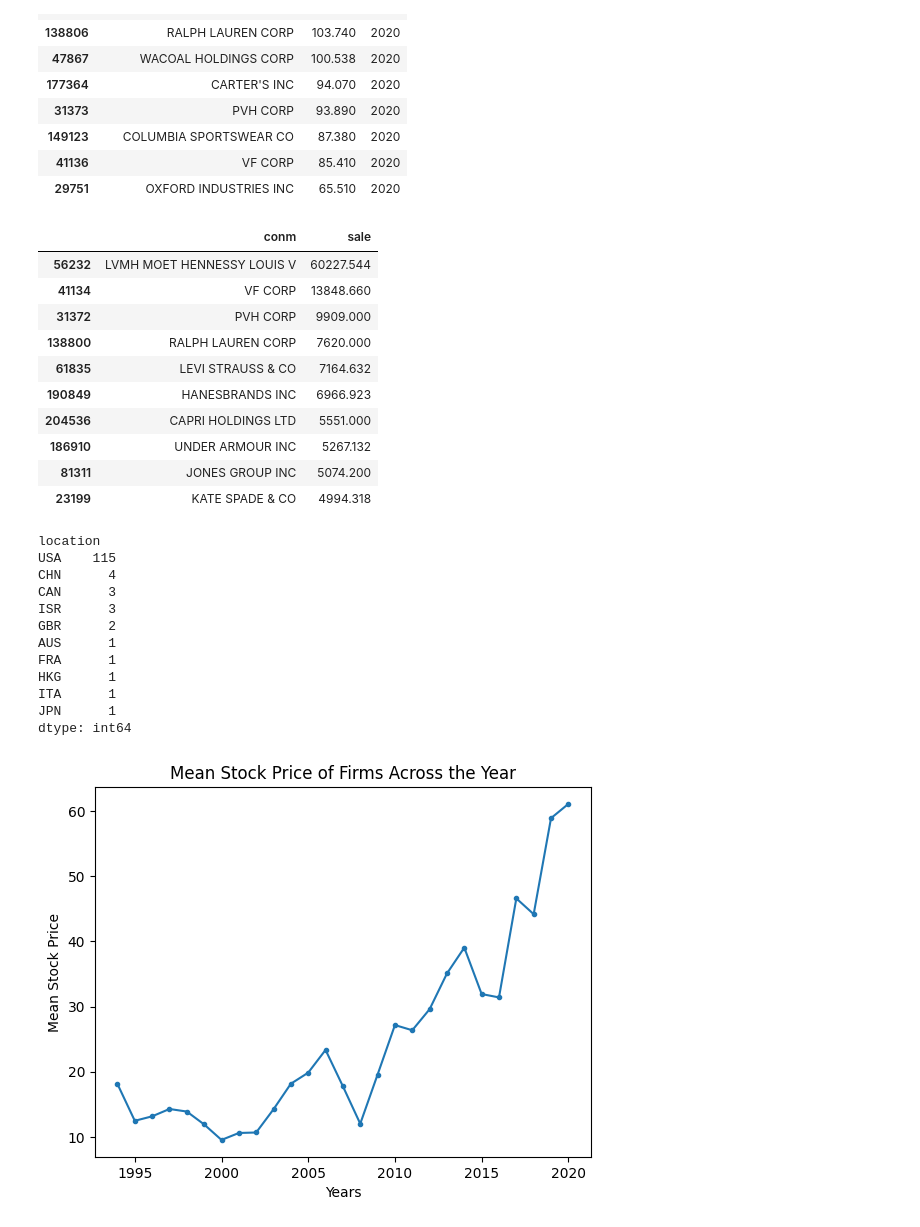
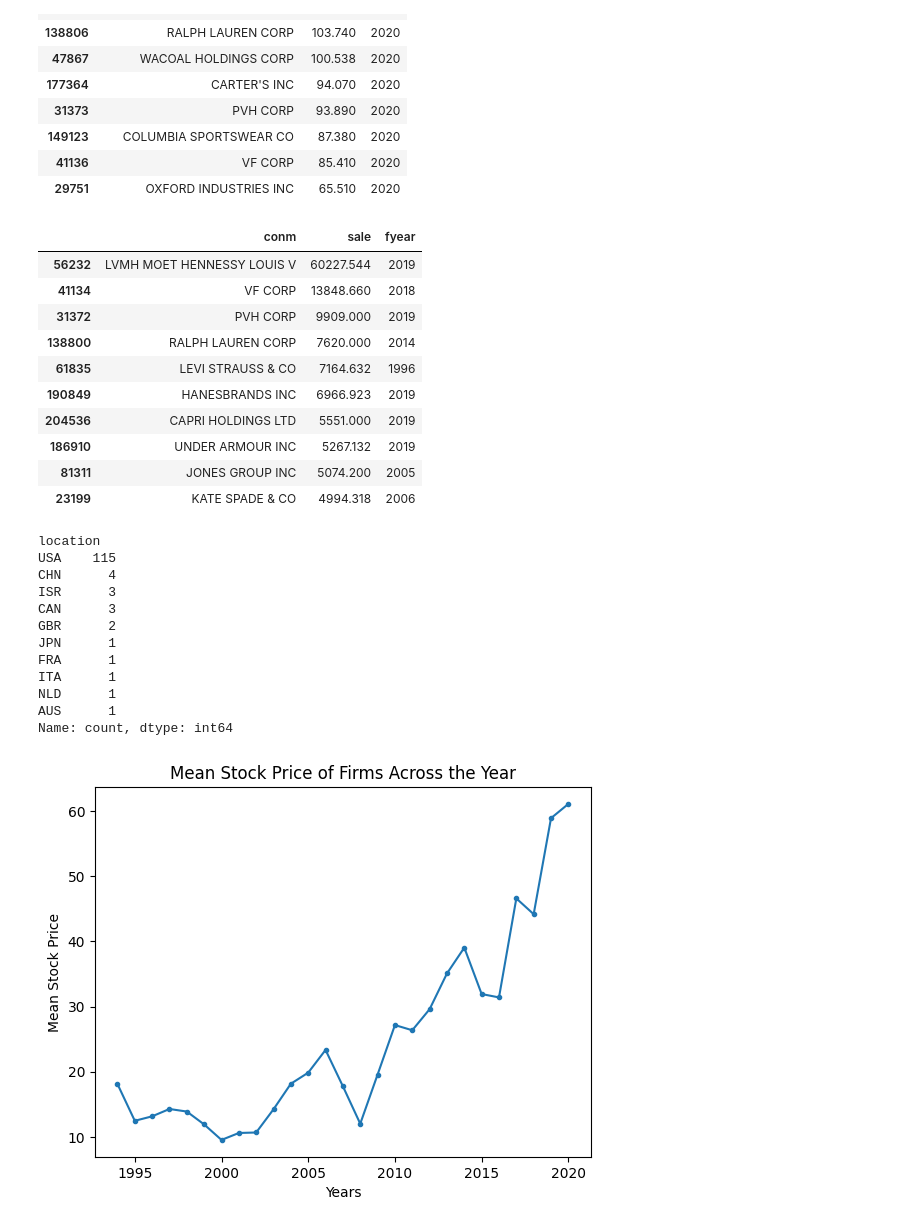
Before and after one commit to Aizenz/GroupProjectBAIT508, a Jupyter notebook: BAIT_508_Project_Industry_Analysis (1).ipynb, the cells around one changed output. Saved outputs shown, nothing was run; the diff lists cells and outputs as text; code cells hidden in the pictures.

```diff
--- a/BAIT_508_Project_Industry_Analysis (1).ipynb
+++ b/BAIT_508_Project_Industry_Analysis (1).ipynb
@@ -18,5 +23,18 @@ original_df.head()
 # %%
-# Filter out companies in the selected business group
-df = original_df[original_df['sic'].astype(str).str.startswith('23')]
-df.head()
+# 1. Load data
+import pandas as pd
+major_groups = pd.read_csv("data/major_groups.csv")
+groups_chosen = major_groups[major_groups["major_group"]==23]
+print("We chose:\n",groups_chosen['description'], "\n")
+
+# 2. Filter out companies in the selected business group
+original_df = pd.read_csv('data/public_firms.csv', encoding = 'utf-8')
+original_df.head()
+df = original_df[original_df['sic']//100 ==23]
+
+# 3. Descriptive questions
+print("a. There are {} unique years in df".format(df.fyear.nunique()))
+print("b. There are {} unique companies in df".format(df.conm.nunique()))
+print("c. There are {} companies in df that have 27 years' records".format(
+    len([i for i in df.groupby("conm").fyear.nunique() if i == 27])))
 # %% [output]
@@ -66,38 +63,34 @@ highest_stock_price[['conm', 'prcc_c','fyear']]
 | 41136 | VF CORP | 85.410 | 2020 |
 | 29751 | OXFORD INDUSTRIES INC | 65.510 | 2020 |
 # %%
-# 2. What are the top 10 firms with the highest sales (column "sale") in the entire history of the dataset?
-highest_sales = df.sort_values(by = 'sale', ascending = False).drop_duplicates(subset='conm')[:10]
-highest_sales[['conm', 'sale']]
+# 2. Top 10 firms with the highest sales in the entire history
+df.sort_values("sale",ascending=False).drop_duplicates(subset='conm')[:10][['conm','sale','fyear']]
 # %% [output]
-|  | conm | sale |
-| 56232 | LVMH MOET HENNESSY LOUIS V | 60227.544 |
-| 41134 | VF CORP | 13848.660 |
-| 31372 | PVH CORP | 9909.000 |
-| 138800 | RALPH LAUREN CORP | 7620.000 |
-| 61835 | LEVI STRAUSS & CO | 7164.632 |
-| 190849 | HANESBRANDS INC | 6966.923 |
-| 204536 | CAPRI HOLDINGS LTD | 5551.000 |
-| 186910 | UNDER ARMOUR INC | 5267.132 |
-| 81311 | JONES GROUP INC | 5074.200 |
-| 23199 | KATE SPADE & CO | 4994.318 |
+|  | conm | sale | fyear |
+| 56232 | LVMH MOET HENNESSY LOUIS V | 60227.544 | 2019 |
+| 41134 | VF CORP | 13848.660 | 2018 |
+| 31372 | PVH CORP | 9909.000 | 2019 |
+| 138800 | RALPH LAUREN CORP | 7620.000 | 2014 |
+| 61835 | LEVI STRAUSS & CO | 7164.632 | 1996 |
+| 190849 | HANESBRANDS INC | 6966.923 | 2019 |
+| 204536 | CAPRI HOLDINGS LTD | 5551.000 | 2019 |
+| 186910 | UNDER ARMOUR INC | 5267.132 | 2019 |
+| 81311 | JONES GROUP INC | 5074.200 | 2005 |
+| 23199 | KATE SPADE & CO | 4994.318 | 2006 |
 # %%
-# 3. What is the geographical distribution (column "location") of all the firms?
-# In other words, how many firms are there in each location? Please list the top 10 locations.
-# location = df.groupby('location').size().sort_values(ascending = False)[:10]
-location = df.drop_duplicates(subset = ['location','conm']).groupby('location').size().sort_values(ascending = False)[:10]
-location
+# 3. Top 10 locations
+df[['location','conm']].drop_duplicates().location.value_counts()[:10]
 # %% [output]
 location
 USA    115
 CHN      4
+ISR      3
 CAN      3
-ISR      3
 GBR      2
+JPN      1
+FRA      1
+ITA      1
+NLD      1
 AUS      1
-FRA      1
-HKG      1
-ITA      1
-JPN      1
-dtype: int64
+Name: count, dtype: int64
 # %%
```
Also changed, not shown: parts of 45 cells of this notebook, 4 other files.
